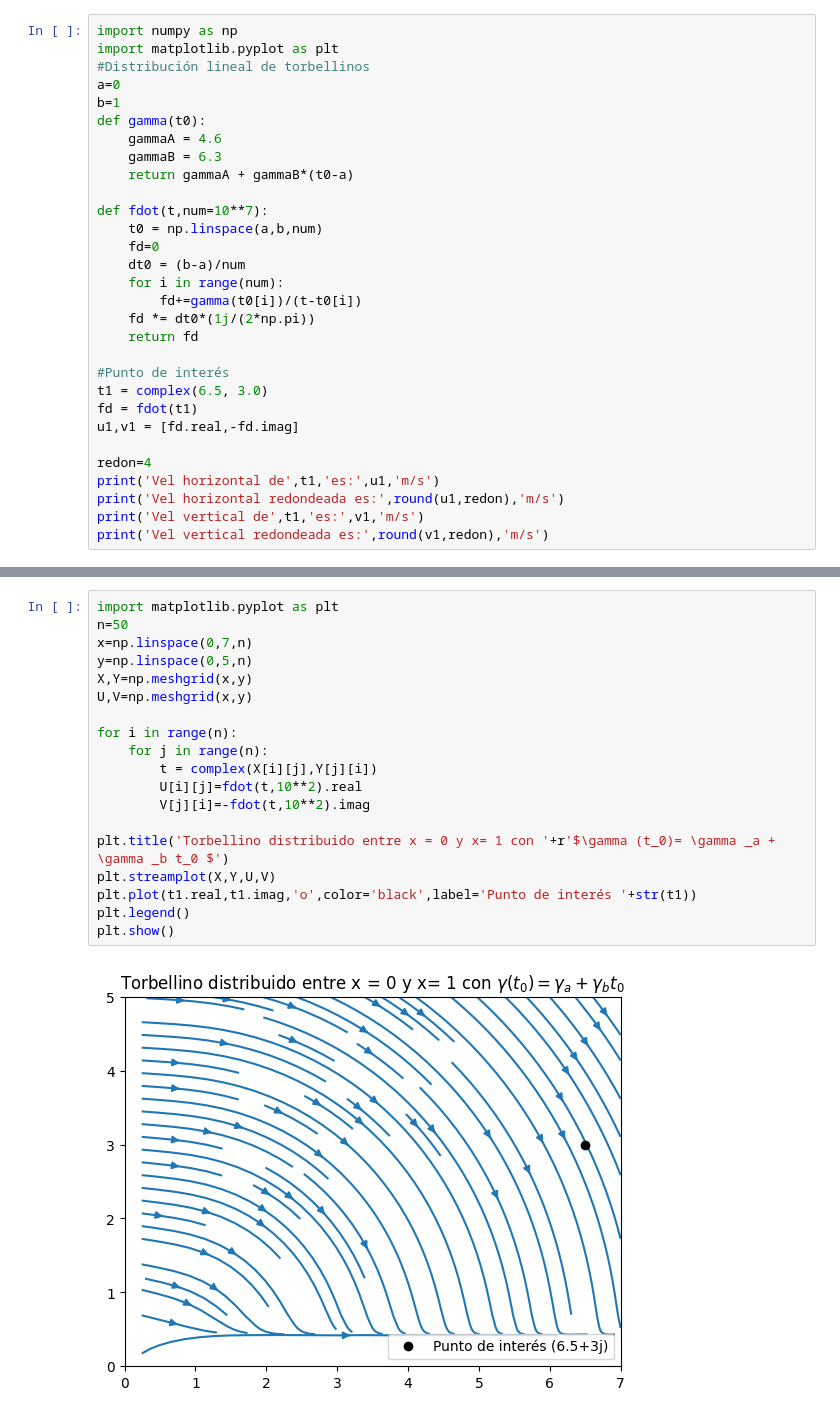
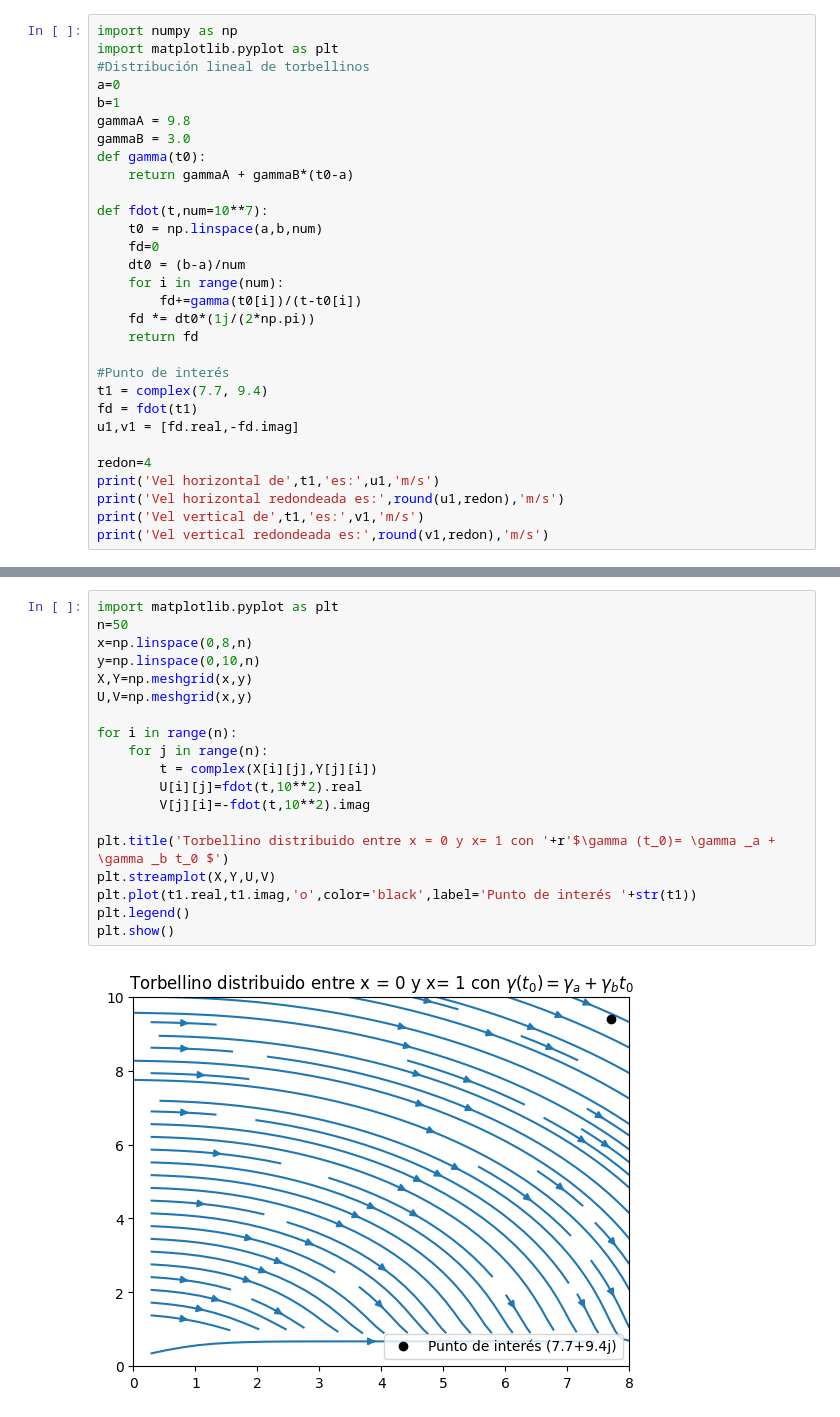
Before and after one commit to RistoRisoto/Aerodinamica, a Jupyter notebook: Ej5DistribucionTorbellinosLineal.ipynb, the cells around one changed output, grey strips where cells are left out. Cells and saved outputs as stored; diff of their text form.

```diff
--- a/Ej5DistribucionTorbellinosLineal.ipynb
+++ b/Ej5DistribucionTorbellinosLineal.ipynb
@@ -4,9 +4,9 @@ import matplotlib.pyplot as plt
 #Distribución lineal de torbellinos
 a=0
 b=1
+gammaA = 9.8
+gammaB = 3.0
 def gamma(t0):
-    gammaA = 4.6
-    gammaB = 6.3
     return gammaA + gammaB*(t0-a)
 
 def fdot(t,num=10**7):
@@ -19,7 +19,7 @@ def fdot(t,num=10**7):
     return fd
 
 #Punto de interés
-t1 = complex(6.5, 3.0)
+t1 = complex(7.7, 9.4)
 fd = fdot(t1)
 u1,v1 = [fd.real,-fd.imag]
 
@@ -47,24 +36,24 @@ Para 10^(8), tenemos delta = -2.1061394295252e-10
 # %%
 import matplotlib.pyplot as plt
 n=50
-x=np.linspace(0,7,n)
-y=np.linspace(0,5,n)
+x=np.linspace(0,8,n)
+y=np.linspace(0,10,n)
 X,Y=np.meshgrid(x,y)
 U,V=np.meshgrid(x,y)
 
 for i in range(n):
     for j in range(n):
         t = complex(X[i][j],Y[j][i])
         U[i][j]=fdot(t,10**2).real
         V[j][i]=-fdot(t,10**2).imag
 
 plt.title('Torbellino distribuido entre x = 0 y x= 1 con '+r'$\gamma (t_0)= \gamma _a + \gamma _b t_0 $')
 plt.streamplot(X,Y,U,V)
 plt.plot(t1.real,t1.imag,'o',color='black',label='Punto de interés '+str(t1))
 plt.legend()
 plt.show()
 # %% [output]
-[figure, old version]
+[figure, new version]
 # %%
 import cmath as c
 #Compruebo con la integral analítica
```
Also changed, not shown: parts of 5 cells of this notebook.
